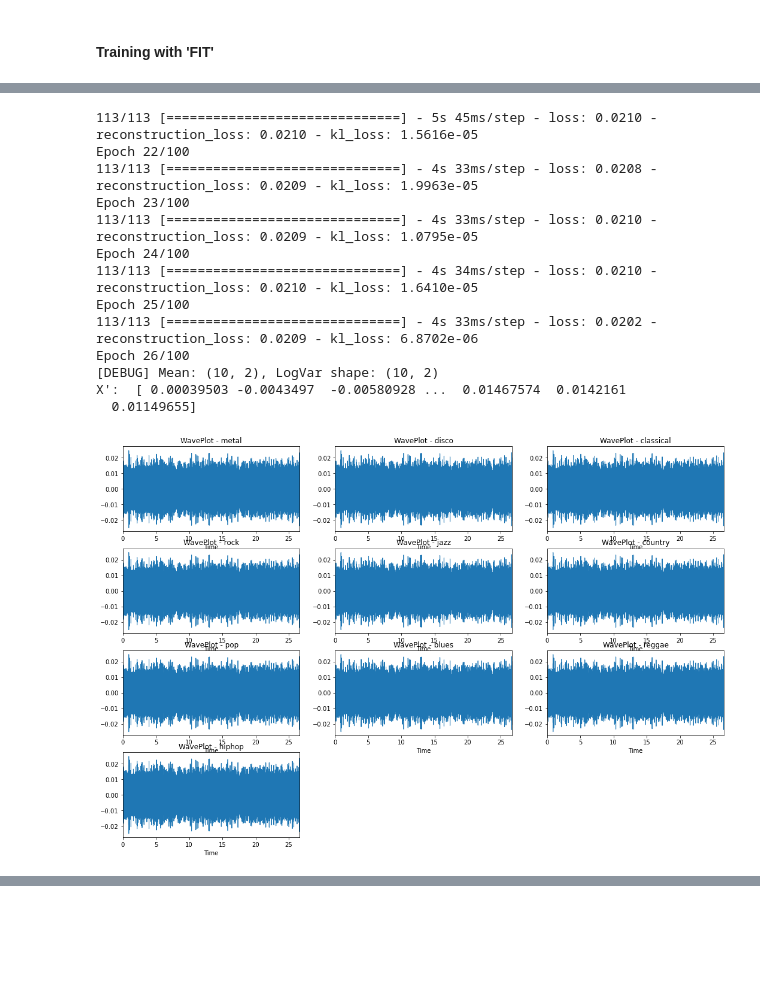
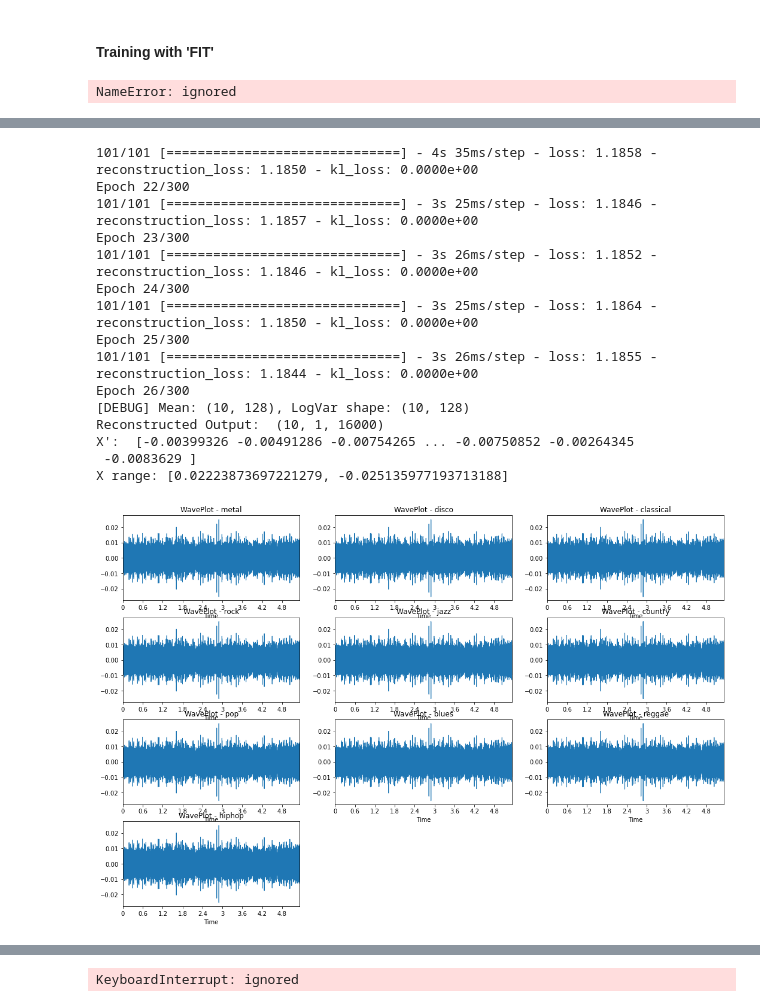
Before and after one commit to sunzeyucmu/VAE-based-Music--Deep-Generative-Models, a Jupyter notebook: notebooks/MusicGeneration_WavePlot.ipynb, the cells around one changed output, grey strips where cells are left out. Drawn from its saved outputs; the diff is of its cells as text; code cells hidden in the pictures; blank space fills up the shorter version.

```diff
--- a/notebooks/MusicGeneration_WavePlot.ipynb
+++ b/notebooks/MusicGeneration_WavePlot.ipynb
@@ -251,0 +287,4 @@ Loading audio file: GENERATIVE_DATA/GTZAN/genres_original/classical/classical.00
+# %%
+# Load Data From Single Genre
+SINGLE_GENRE = {'jazz': 0}
+X_train, y_train, X_test, y_test = data_utils.read_data(DATA_PATH, SINGLE_GENRE, sample_rate=SAMPLE_RATE, duration=DURATION, max_signal_len=MAX_SIGNAL_LEN, split_window=0.2, split_overlap=0.5)
@@ -347,29 +454,44 @@ plt.show()
 '''
  sample latent z based on actual test data x
 '''
-def generate_and_save_waves(model, epoch, test_sample):
+def generate_and_save_waves(model, epoch, test_sample, if_quantized=False, channel_last=False):
   # mean, logvar = model.encode(test_sample)
   # # print('(Test Image generation) Epoch: {}, encoded mean: {}, encoded log var: {}'.format(epoch, mean, logvar))
   # z = model.reparameterize(mean, logvar) # The actual sample happens here
   # predictions = model.sample(z) # equals to directly decode here
 
   # Direct Reconstruction (x -> x')
-  predictions = model(test_sample)
+  input = test_sample
+  if channel_last:
+    input = np.transpose(test_sample, [0,2,1])
+  predictions = model(input).numpy()
+  print("Reconstructed Output: ", predictions.shape)
   fig = plt.figure(figsize=(18, 12))
   ret = []
 
+  if if_quantized:
+    # recover int waveform to float waveform
+    # Greedy Sampling
+    predictions = np.argmax(predictions, axis=-1)
+    print("Sampled quantized: ", predictions.shape, predictions[0])
+
+    predictions = mu_law_decode(predictions, QUANTIZATION_CHANNELS)
+
+    print("Max: {}, Min: {}".format(np.amax(predictions), np.amin(predictions)))
+
   for i in range(predictions.shape[0]):
-    waves = predictions[i].numpy()
+    waves = predictions[i]
     plt.subplot(4, 3, i + 1)
     # plt.figure(figsize=(6, 3))
     # print("MEL SPEC DB: {}".format(mel_spec_dB.shape))
     if i==9:
       print("X': ", waves.squeeze())
+      print(f"X range: [{np.amax(waves)}, {np.amin(waves)}]")
 
     librosa.display.waveplot(waves.squeeze(), sr=SAMPLE_RATE)
     plt.title(f"WavePlot - {idx_to_genres[i]}")
     # plt.tight_layout()
-    ret.append(predictions[i].numpy())
+    ret.append(predictions[i])
 
   plt.show()
 
@@ -723,14 +1135,27 @@ class VAEMonitor(tf.keras.callbacks.Callback):
 
 vae_monitor = VAEMonitor()
+# %%
+del test_model_mulaw
+# %% [output]
+NameError: ignored
+# %%
+### Quantization with Sparse ENT loss
+vae_mulaw_model = CVAE_mulaw(256)
+# vae_mulaw_model.encoder.summary()
+vae_mulaw_model.compile(optimizer=tf.keras.optimizers.Adam())
+
+vae_mulaw_model.fit(train_dataset, epochs=100, callbacks=[vae_monitor])
 # %%
 input_shape = sample_batch.shape[1:]
 print(input_shape)
-vae_model = CVAE(LATENT_DIM)
+vae_model = CVAE(128, seq_len=sample_batch.shape[-1])
 
 # Callback 0: Learning Rate Scheduler
-# reduce_lr = tf.keras.callbacks.ReduceLROnPlateau(monitor='loss', factor=0.2, patience=5, verbose=1, min_lr=0.0000001, min_delta=1.0)
+reduce_lr = tf.keras.callbacks.ReduceLROnPlateau(monitor='loss', factor=0.2, patience=5, verbose=1, min_lr=0.0000001, min_delta=1.0)
 vae_model.compile(optimizer=tf.keras.optimizers.Adam())
 # vae_model.fit(train_dataset, epochs=300, callbacks=[vae_monitor, reduce_lr])
 
-vae_model.fit(train_dataset, epochs=100, callbacks=[vae_monitor])
+vae_model.fit(train_dataset, epochs=300, callbacks=[vae_monitor])
+
+# vae_model.fit(train_dataset, epochs=100)
 # %% [output]
@@ -803,14 +1238,16 @@ X':  [ 0.00524191 -0.0100508  -0.00822026 ...  0.01250283  0.00223286
-113/113 [==============================] - 5s 45ms/step - loss: 0.0210 - reconstruction_loss: 0.0210 - kl_loss: 1.5616e-05
-Epoch 22/100
-113/113 [==============================] - 4s 33ms/step - loss: 0.0208 - reconstruction_loss: 0.0209 - kl_loss: 1.9963e-05
-Epoch 23/100
-113/113 [==============================] - 4s 33ms/step - loss: 0.0210 - reconstruction_loss: 0.0209 - kl_loss: 1.0795e-05
-Epoch 24/100
-113/113 [==============================] - 4s 34ms/step - loss: 0.0210 - reconstruction_loss: 0.0210 - kl_loss: 1.6410e-05
-Epoch 25/100
-113/113 [==============================] - 4s 33ms/step - loss: 0.0202 - reconstruction_loss: 0.0209 - kl_loss: 6.8702e-06
-Epoch 26/100
-[DEBUG] Mean: (10, 2), LogVar shape: (10, 2)
-X':  [ 0.00039503 -0.0043497  -0.00580928 ...  0.01467574  0.0142161
-  0.01149655]
+101/101 [==============================] - 4s 35ms/step - loss: 1.1858 - reconstruction_loss: 1.1850 - kl_loss: 0.0000e+00
+Epoch 22/300
+101/101 [==============================] - 3s 25ms/step - loss: 1.1846 - reconstruction_loss: 1.1857 - kl_loss: 0.0000e+00
+Epoch 23/300
+101/101 [==============================] - 3s 26ms/step - loss: 1.1852 - reconstruction_loss: 1.1846 - kl_loss: 0.0000e+00
+Epoch 24/300
+101/101 [==============================] - 3s 25ms/step - loss: 1.1864 - reconstruction_loss: 1.1850 - kl_loss: 0.0000e+00
+Epoch 25/300
+101/101 [==============================] - 3s 26ms/step - loss: 1.1855 - reconstruction_loss: 1.1844 - kl_loss: 0.0000e+00
+Epoch 26/300
+[DEBUG] Mean: (10, 128), LogVar shape: (10, 128)
+Reconstructed Output:  (10, 1, 16000)
+X':  [-0.00399326 -0.00491286 -0.00754265 ... -0.00750852 -0.00264345
+ -0.0083629 ]
+X range: [0.02223873697221279, -0.025135977193713188]
-[figure, old version]
+[figure, new version]
@@ -827,3 +1262,4 @@ Epoch 31/100
+KeyboardInterrupt: ignored
 # %%
 val_loss_history = []
 train_loss_history = []
```
Also changed, not shown: parts of 48 cells of this notebook, 1 other file.
